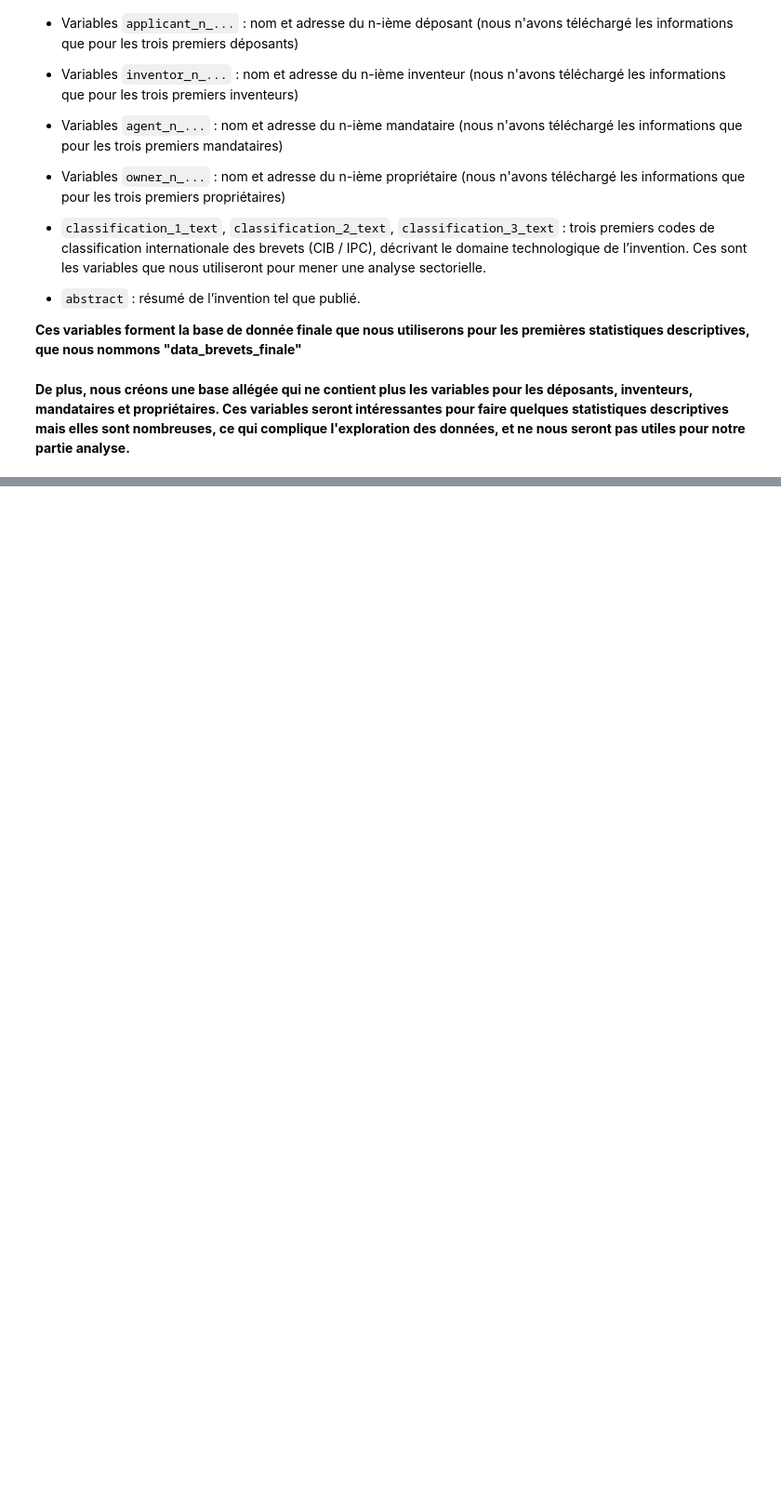
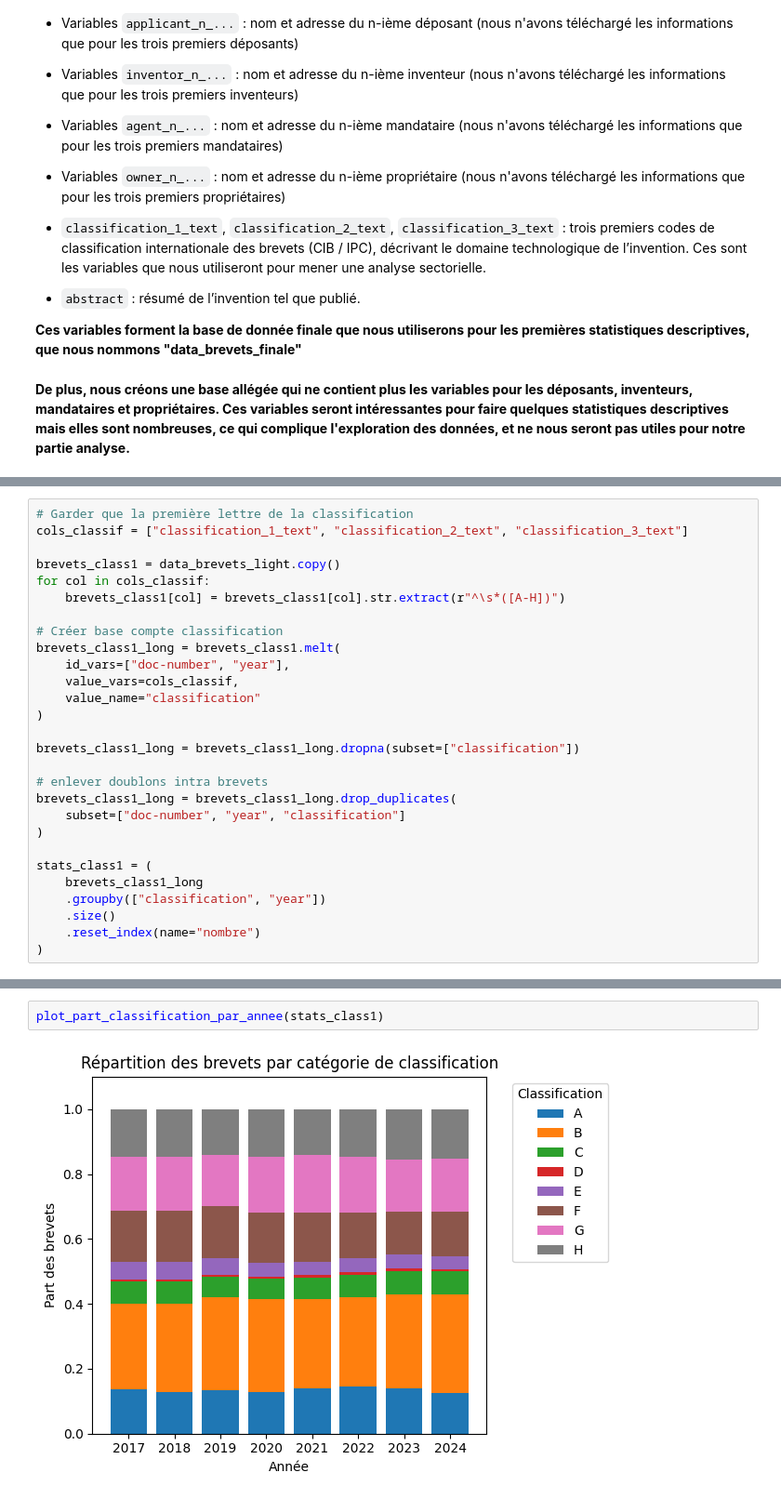
Before and after one commit to IrisLaf/Depots-de-brevets-et-marches-financiers, a Jupyter notebook: Cleaning_V2.ipynb, the cells around one changed output, grey strips where cells are left out. Shown at 93% size. Drawn from its saved outputs; the diff is of its cells as text; blank space fills up the shorter version.

```diff
--- a/Cleaning_V2.ipynb
+++ b/Cleaning_V2.ipynb
@@ -450,0 +454,28 @@ data_brevets_light
+# %%
+# Garder que la première lettre de la classification
+cols_classif = ["classification_1_text", "classification_2_text", "classification_3_text"]
+
+brevets_class1 = data_brevets_light.copy()
+for col in cols_classif:
+    brevets_class1[col] = brevets_class1[col].str.extract(r"^\s*([A-H])")
+
+# Créer base compte classification
+brevets_class1_long = brevets_class1.melt(
+    id_vars=["doc-number", "year"],
+    value_vars=cols_classif,
+    value_name="classification"
+)
+
+brevets_class1_long = brevets_class1_long.dropna(subset=["classification"])
+
+# enlever doublons intra brevets
+brevets_class1_long = brevets_class1_long.drop_duplicates(
+    subset=["doc-number", "year", "classification"]
+)
+
+stats_class1 = (
+    brevets_class1_long
+    .groupby(["classification", "year"])
+    .size()
+    .reset_index(name="nombre")
+)
@@ -451,3 +498,7 @@ data_brevets_light
+# %%
+plot_part_classification_par_annee(stats_class1)
+# %% [output]
+[figure, added]
 # %%
 # Créer base compte classification
 
```
Also changed, not shown: parts of 12 cells of this notebook, 2 other files.
